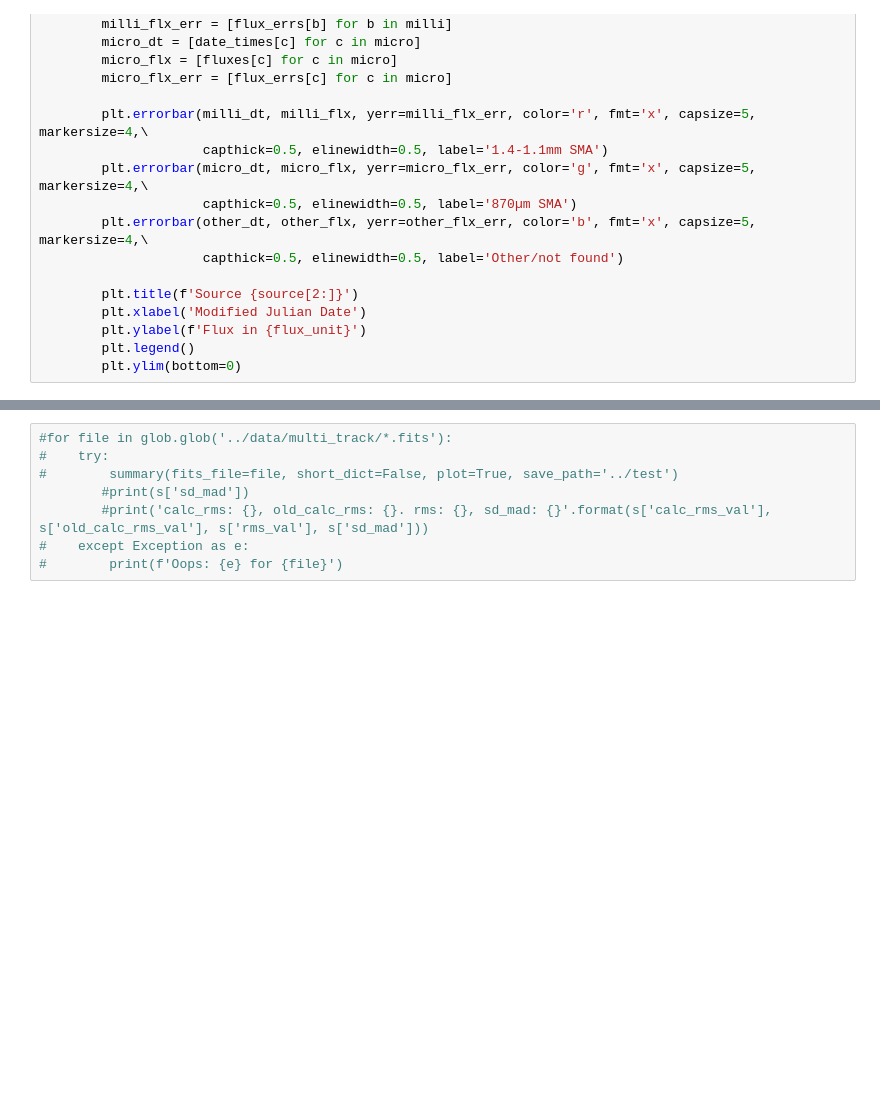
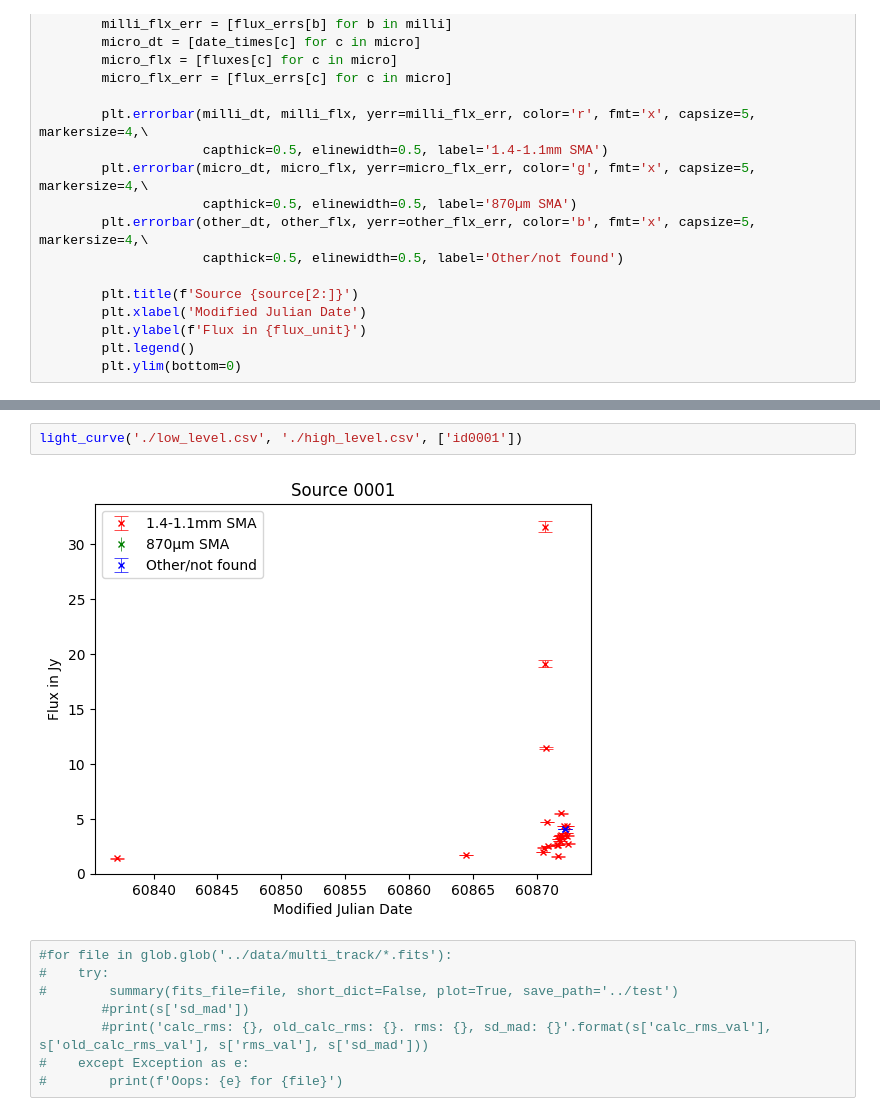
Before and after one commit to xuchloe/protostar, a Jupyter notebook: notebook/fits_file_stats.ipynb, the cells around one changed output, grey strips where cells are left out. Cells and saved outputs as stored; diff of their text form; blank space fills up the shorter version.

```diff
--- a/notebook/fits_file_stats.ipynb
+++ b/notebook/fits_file_stats.ipynb
@@ -1863,3 +1915,7 @@ def light_curve(low_path: str, high_path: str, unique_ids: list = None):
+# %%
+light_curve('./low_level.csv', './high_level.csv', ['id0001'])
+# %% [output]
+[figure, added]
 # %%
 #for file in glob.glob('../data/multi_track/*.fits'):
 #    try:
```
Also changed, not shown: parts of 4 cells of this notebook, 1 other file.
